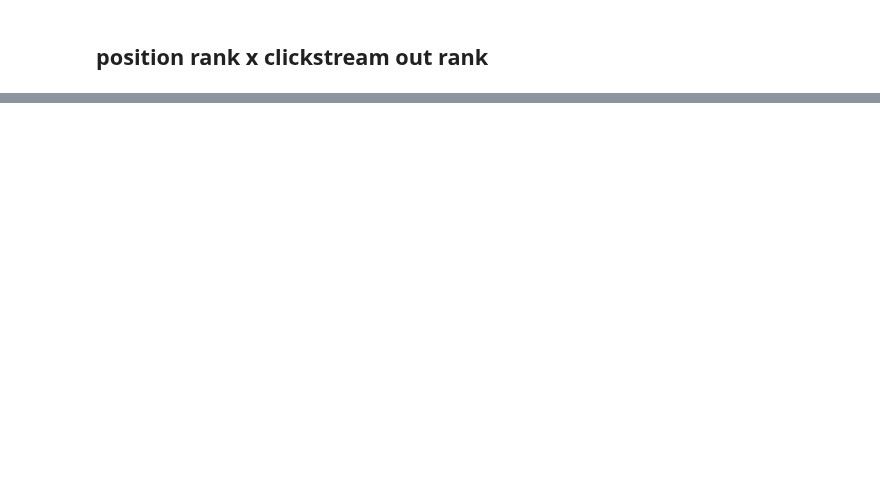
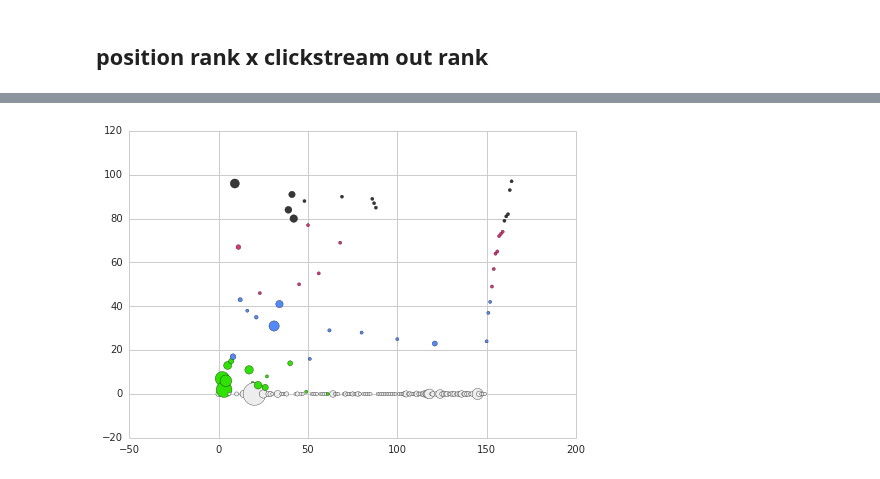
Before and after one commit to WeKeyPedia/notebooks, a Jupyter notebook: geometry/link position and clickstream.ipynb, the cells around one changed output, grey strips where cells are left out. Saved outputs shown, nothing was run; the diff lists cells and outputs as text; code cells hidden in the pictures; blank space fills up the shorter version.

```diff
--- a/geometry/link position and clickstream.ipynb
+++ b/geometry/link position and clickstream.ipynb
@@ -58,0 +130,34 @@ sns.jointplot(x="in", y="out", data=df);
+# %%
+df_sorted = df_clickstreams.sort_index(by="out", ascending=False)
+df_sorted = df_sorted.loc[ list([ i for i in df_sorted.index if "other-" not in i ]), : ]
+
+for l in links2:
+    df_sorted.set_value(l, "position", links2.index(l))
+
+def get_color(value):
+    c = "#ededed"
+
+    green = "#2fe203"
+    blue = "#5489fa"
+    red  = "#dc357a"
+    grey = "#383838"
+
+    if 0 < value <= 0.25:
+        c = green
+    elif 0.25 < value <= 0.5:
+        c = blue
+    elif 0.5 < value <= 0.75:
+        c = red
+    elif 0.75 < value <= 1:
+        c = grey
+
+    return c
+
+x = [ i for i, x in enumerate(df_sorted.index) ]
+y = map(lambda x: links2.index(x) if x in links2 else 0, df_sorted.index)
+area = [ max(10, i) for i in df_sorted["in"] ]
+colors = map(get_color, df_sorted.rank(pct=True)["position"].values)
+
+plt.scatter(x, y, s=area, c=colors);
+# %% [output]
+[figure, added]
```
Also changed, not shown: parts of 9 cells of this notebook.
